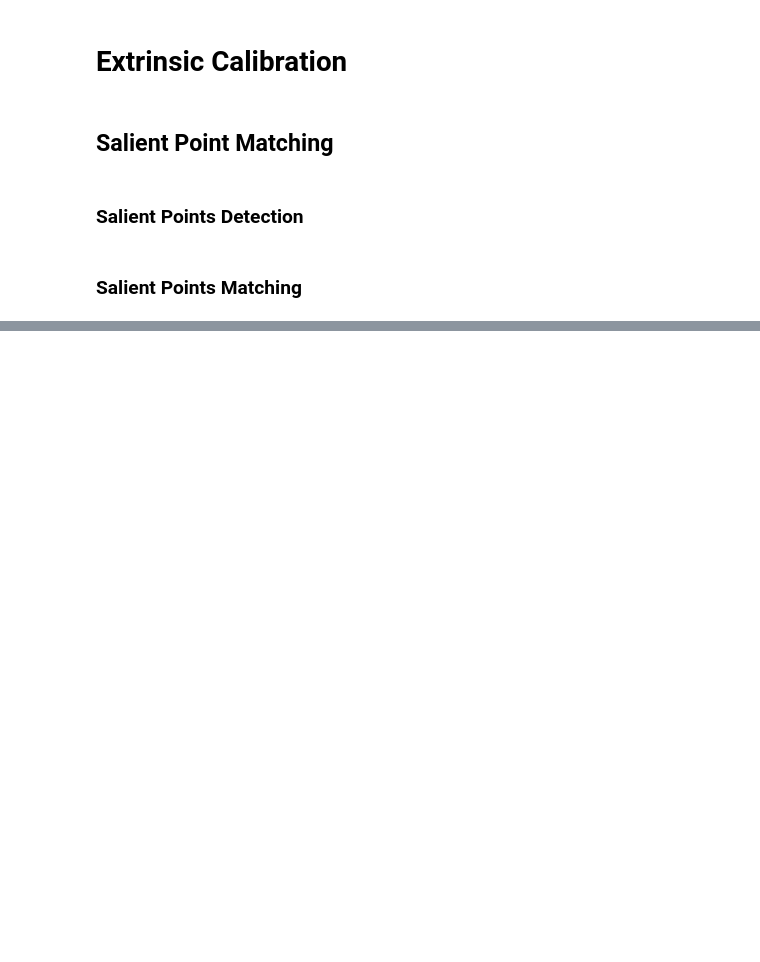
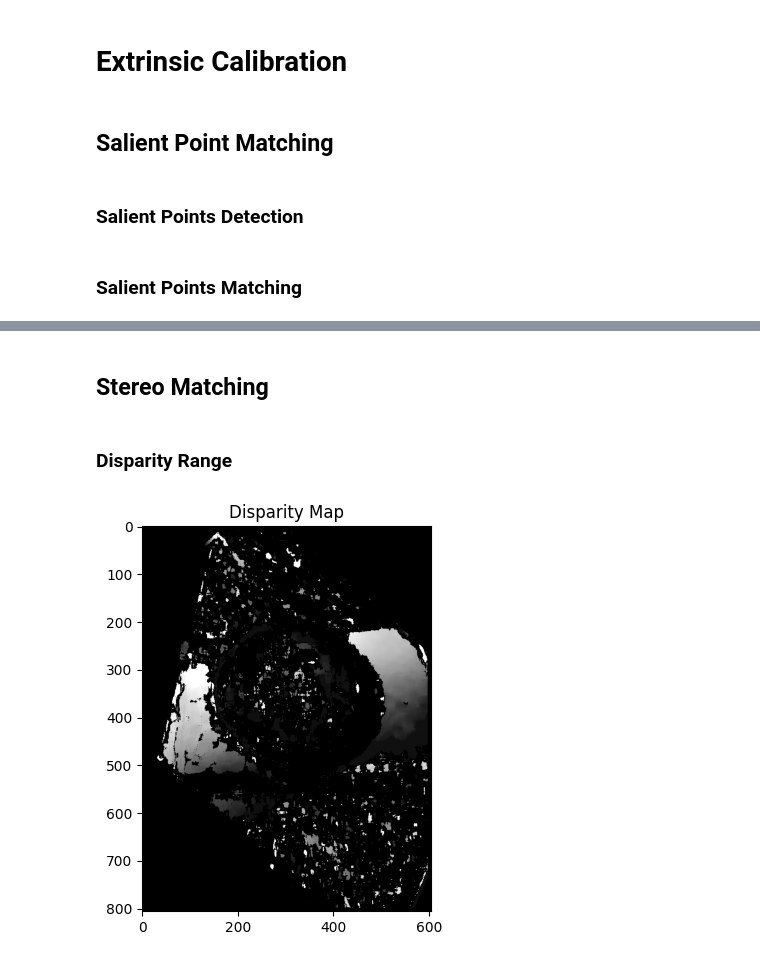
Before and after one commit to FrankSanta/3DReconstruction, a Jupyter notebook: code.ipynb, the cells around one changed output, grey strips where cells are left out. Drawn from its saved outputs; the diff is of its cells as text; code cells hidden in the pictures; blank space fills up the shorter version.

```diff
--- a/code.ipynb
+++ b/code.ipynb
@@ -167,0 +477,18 @@ cv2.destroyAllWindows()
+# %% [markdown]
+## Stereo Matching
+# %% [markdown]
+### Disparity Range
+# %%
+stereo = cv2.StereoBM_create(numDisparities=16, blockSize=15)
+disparity = stereo.compute(img1_rect, img2_rect)
+
+# Normalize the disparity map for visualization
+disparity_normalized = cv2.normalize(disparity, None, alpha=0, beta=255, norm_type=cv2.NORM_MINMAX, dtype=cv2.CV_8U)
+
+# Display the disparity map
+plt.figure(figsize=(10, 5))
+plt.imshow(disparity_normalized, 'gray')
+plt.title('Disparity Map')
+plt.show()
+# %% [output]
+[figure, added]
```
Also changed, not shown: parts of 22 cells of this notebook, 32 other files.
